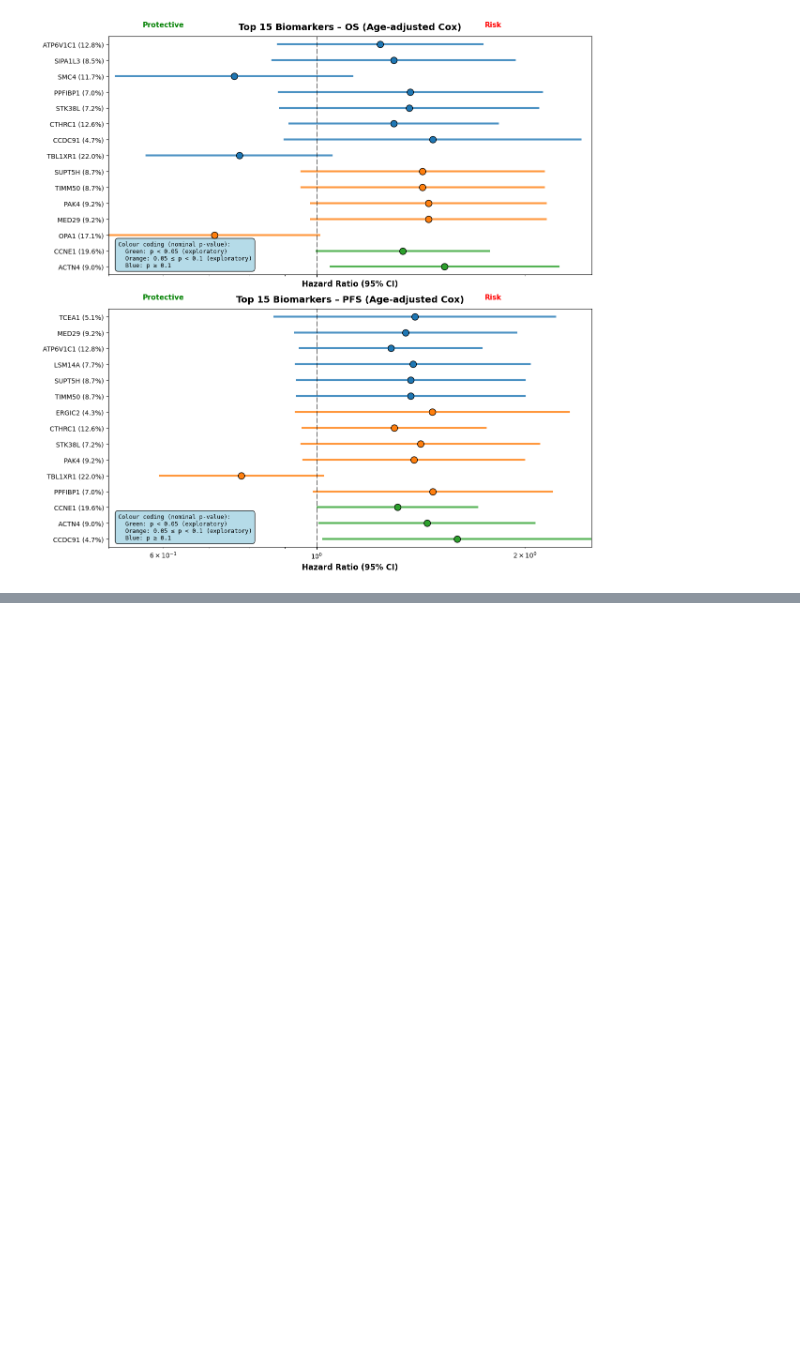
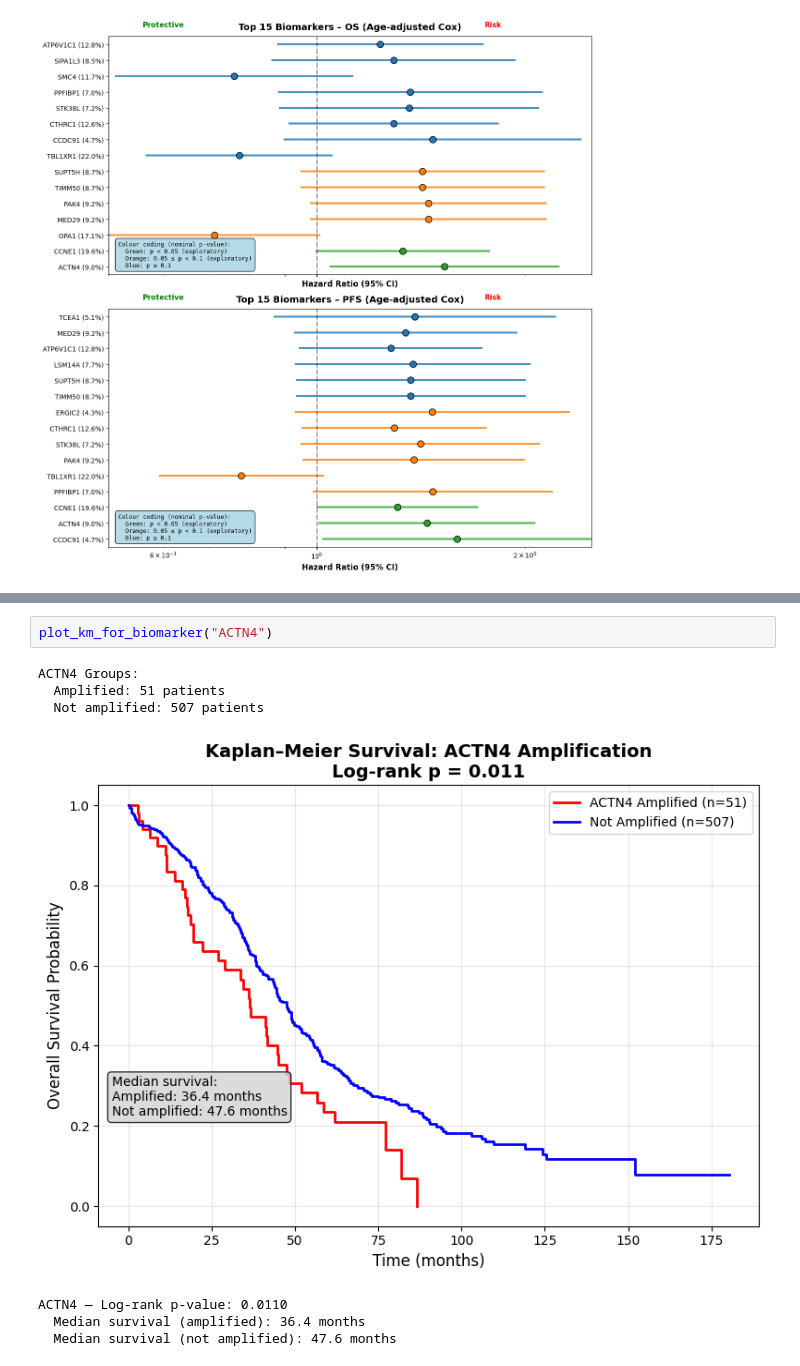
Before and after one commit to faith-ogun/bioslate-hgsoc-core, a Jupyter notebook: notebooks/tcga_ov_biomarker_survival_analysis.ipynb, the cells around one changed output, grey strips where cells are left out. Saved outputs shown, nothing was run; the diff lists cells and outputs as text; blank space fills up the shorter version.

```diff
--- a/notebooks/tcga_ov_biomarker_survival_analysis.ipynb
+++ b/notebooks/tcga_ov_biomarker_survival_analysis.ipynb
@@ -1211,0 +1299,10 @@ plt.show()
+# %%
+plot_km_for_biomarker("ACTN4")
+# %% [output]
+ACTN4 Groups:
+  Amplified: 51 patients
+  Not amplified: 507 patients
+[figure, added]
+ACTN4 — Log-rank p-value: 0.0110
+  Median survival (amplified): 36.4 months
+  Median survival (not amplified): 47.6 months
```
Also changed, not shown: parts of 5 cells of this notebook, 8 other files.
